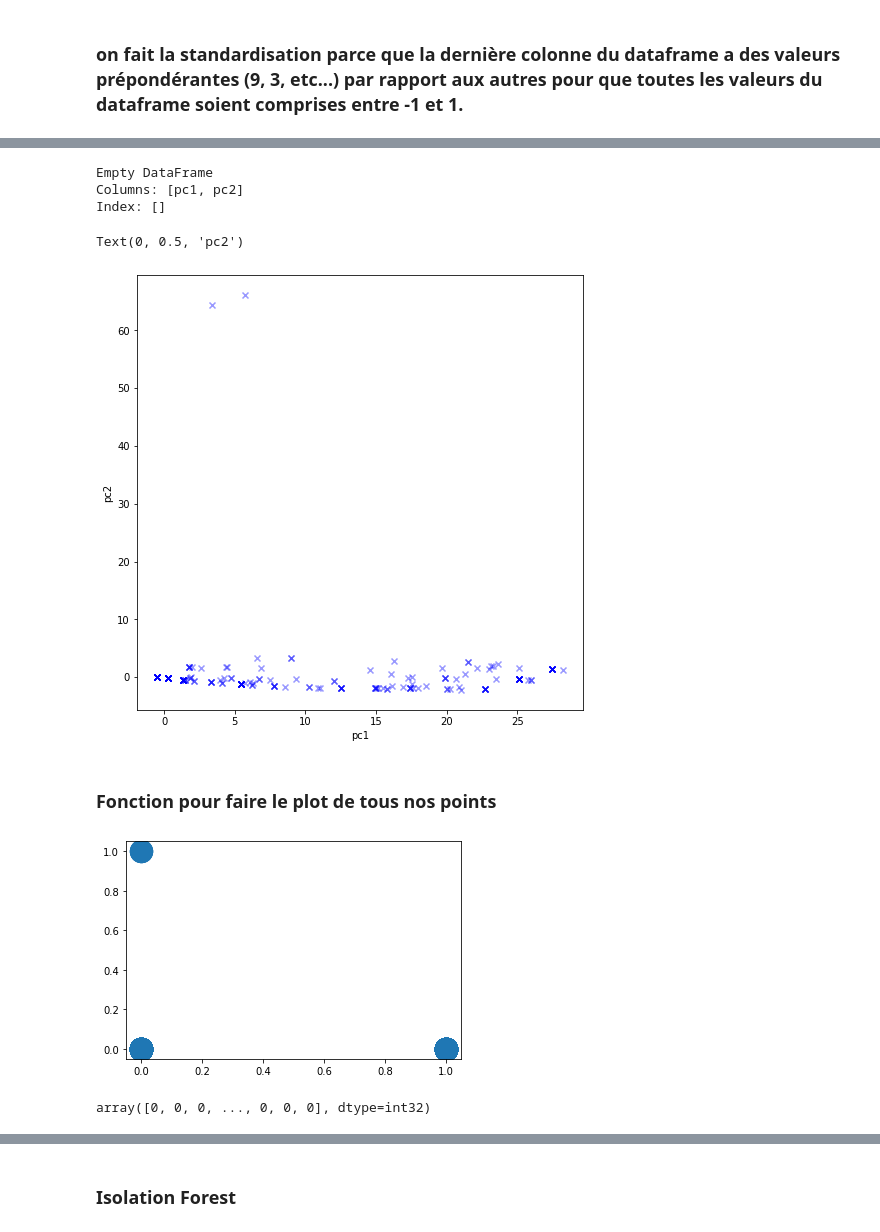
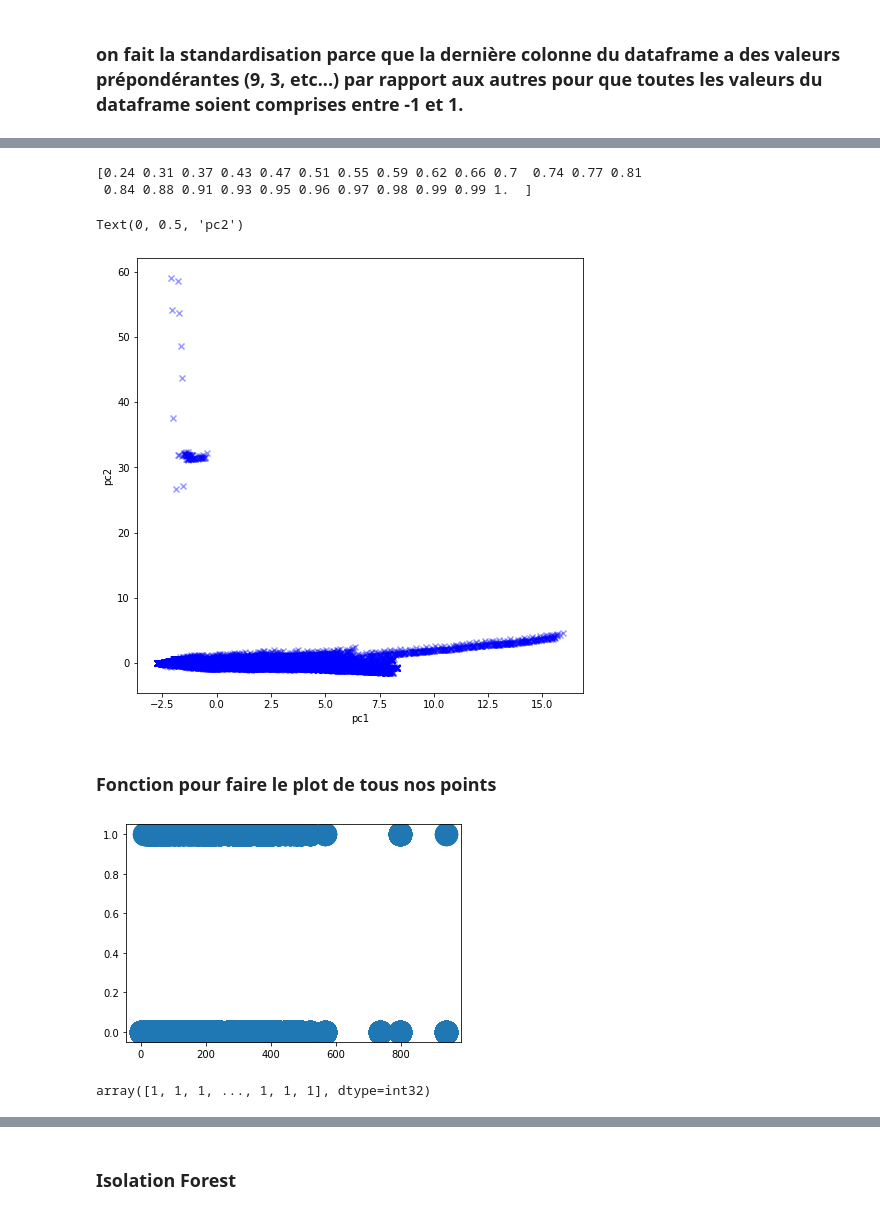
Before and after one commit to pfolaa/fraud_detection, a Jupyter notebook: fraud_detection_01.ipynb, the cells around one changed output, grey strips where cells are left out. Drawn from its saved outputs; the diff is of its cells as text; code cells hidden in the pictures.

```diff
--- a/fraud_detection_01.ipynb
+++ b/fraud_detection_01.ipynb
@@ -3931,4 +3604,17 @@ res_x_train[650]
 # %%
 from sklearn.preprocessing import StandardScaler
 #Scaled_data = StandardScaler().fit_transform(list_resultats)
-Scaled_data = StandardScaler().fit_transform(res_x_train)
+Scaled_data = StandardScaler().fit_transform(list_df_x_train)
+# %%
+import numpy as np
+from sklearn.decomposition import PCA
+
+np.random.seed(0)
+
+
+my_model = PCA(n_components=26)
+my_model.fit_transform(list_df_x_train)
+
+print(my_model.explained_variance_)
+print(my_model.explained_variance_ratio_)
+print(my_model.explained_variance_ratio_.cumsum())
@@ -3935,3 +3641,18 @@ Scaled_data = StandardScaler().fit_transform(res_x_train)
+# %%
+from sklearn.decomposition import PCA
+
+
+pca_test = PCA(n_components=25)
+pca_test.fit(Scaled_data) #------------Using scaled data
+cvr = np.cumsum(pca_test.explained_variance_ratio_)
+
+print(np.round(cvr, 2))
+#pca_test = PCA(n_components=25)
+#pca_test.fit(X_train) #------------Using non scaled data
+#cvr2 = np.cumsum(pca_test.explained_variance_ratio_)
+# %% [output]
+[0.24 0.31 0.37 0.43 0.47 0.51 0.55 0.59 0.62 0.66 0.7  0.74 0.77 0.81
+ 0.84 0.88 0.91 0.93 0.95 0.96 0.97 0.98 0.99 0.99 1.  ]
 # %%
 from sklearn.decomposition import PCA
 import random
@@ -3943,8 +3664,8 @@ import random
 #scaling.fit(df1)
 #Scaled_data=scaling.transform(df1)
 
-# Set the n_components=2
-principal=PCA(n_components=2)
+# Set the n_components=25
+principal=PCA(n_components=25)
 principal.fit(Scaled_data)
 x=principal.transform(Scaled_data)
 
@@ -3953,21 +3674,18 @@ x=principal.transform(Scaled_data)
 
 principal.components_
 
-df_sortie = pd.DataFrame(x, columns=['pc1', 'pc2'])
+#df_sortie = pd.DataFrame(x, columns=['pc1', 'pc2'])
 #print(df_sortie)
-df_filtre = df_sortie[(df_sortie['pc1'] >= 7) & (df_sortie['pc2'] >= 6)]
-print(df_filtre)
+#df_filtre = df_sortie[(df_sortie['pc1'] >= 7) & (df_sortie['pc2'] >= 6)]
+#print(df_filtre)
 
 plt.figure(figsize=(8,8))
 plt.scatter(x[:,0]+random.uniform(0, 1)/10, x[:,1]+random.uniform(0, 1)/100, c='blue', cmap='plasma', marker='x', alpha=0.4)
 plt.xlabel('pc1')
 plt.ylabel('pc2')
 # %% [output]
-Empty DataFrame
-Columns: [pc1, pc2]
-Index: []
+Text(0, 0.5, 'pc2')
-Text(0, 0.5, 'pc2')
-[figure, old version]
+[figure, new version]
 # %%
 np.random.seed(0)
 my_matrix = np.random.randn(20, 5)
@@ -3993,8 +3711,8 @@ def scatter_plot(list_points):
   plt.scatter(x,y, s=500)
   plt.show()
 # %%
-scatter_plot(cleanedList)
+scatter_plot(list_df_x_train)
 # %% [output]
-[figure, old version]
+[figure, new version]
 # %%
 # on choisit trois clusters
@@ -4002,5 +3720,5 @@ kmeans = KMeans(n_clusters=3, random_state=0)
 # %%
-y_pred = kmeans.fit_predict(cleanedList)
+y_pred = kmeans.fit_predict(list_df_x_train)
 y_pred
 # %% [output]
-array([0, 0, 0, ..., 0, 0, 0], dtype=int32)
+array([1, 1, 1, ..., 1, 1, 1], dtype=int32)
```
Also changed, not shown: parts of 42 cells of this notebook.
